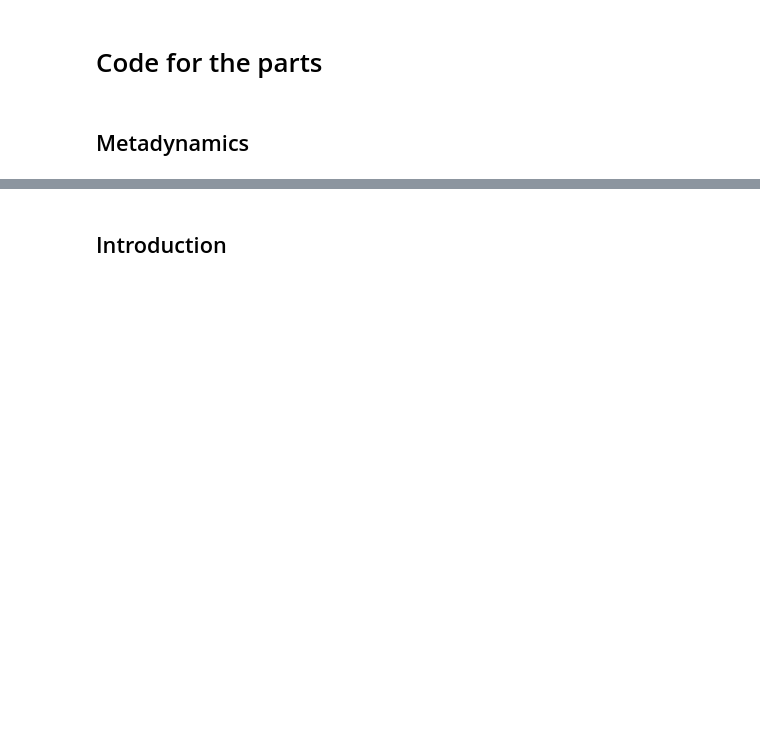
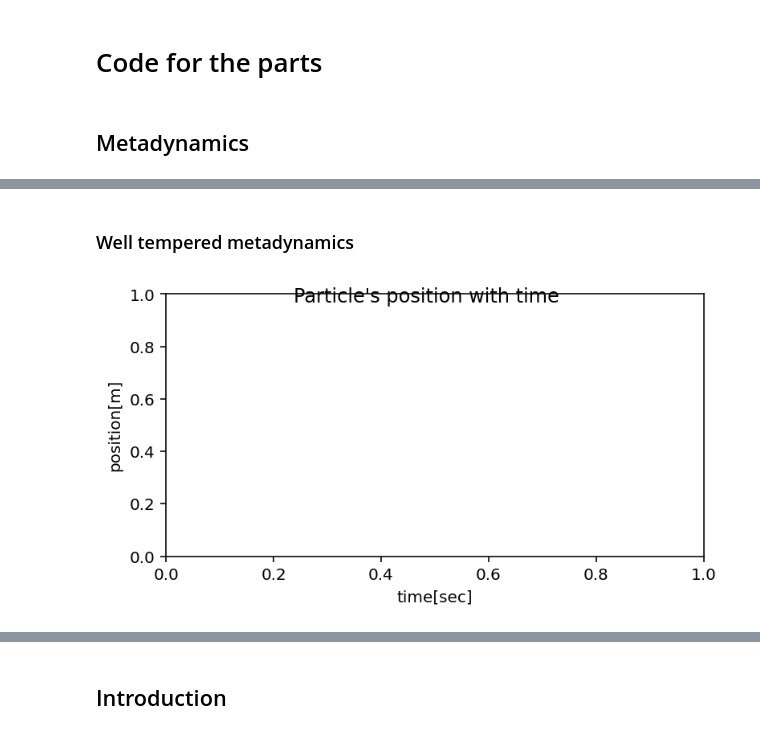
Before and after one commit to netanelbachar/metadynamic_final_project, a Jupyter notebook: ReportProjFinal.ipynb, the cells around one changed output, grey strips where cells are left out. Saved outputs shown, nothing was run; the diff lists cells and outputs as text; code cells hidden in the pictures; blank space fills up the shorter version.

```diff
--- a/ReportProjFinal.ipynb
+++ b/ReportProjFinal.ipynb
@@ -82,0 +113,44 @@ plt.tight_layout()
+# %% [markdown]
+### Well tempered metadynamics
+# %%
+from sim import Simulation
+import numpy as np
+import matplotlib.pyplot as plt
+from scipy.constants import Boltzmann as BOLTZMANN
+
+fig = plt.figure(figsize=(6,3), dpi=144)
+fig.suptitle("Particle's position with time", fontsize=12, y=0.90)
+plt.xlabel('time[sec]', fontsize=10)
+plt.ylabel('position[m]', fontsize=10)
+
+R = np.array([[-1.05e-10, 0.0, 0.0]]) # In meters
+mass = np.array([6.6335209e-26]) # Argon mass
+dt = 1.0e-15
+sim = Simulation(dt=dt, L=5e-10, Nsteps=100000, R=R, mass=mass, kind=["Ar"], ftype="DoubleWell", printfreq=1,
+                 NG=500, wtm=True)
+sim.runMeta(**{ "A": 4.11e20 , "B": 8.22 })
+R_wtm = sim.R_wtm
+VG_wtm = sim.VG_wtm
+ct_wtm = sim.ct_wtm
+beta = sim.beta
+sim.__del__()
+
+reweight = np.exp(beta * (VG_wtm - ct_wtm))
+counts, bins = np.histogram(R_wtm, weights = reweight)
+
+# positions = list()
+# with open('sim.xyz') as file:
+#     for line in file:
+#         if 'Step' in line:
+#             step = float(line.split()[1])
+#         if 'Ar' in line:
+#             positions.append([step*dt,float(line.split()[1])])
+# positions = np.array(positions)
+# x,y = positions.T
+# plt.plot(x,y, linewidth=1.2, linestyle='-', alpha=0.8)
+
+# plt.tight_layout()
+
+# plt.savefig('Final/Metadynamics.png', bbox_inches='tight')
+# %% [output]
+[figure, added]
```
Also changed, not shown: parts of 9 cells of this notebook, 6 other files.
